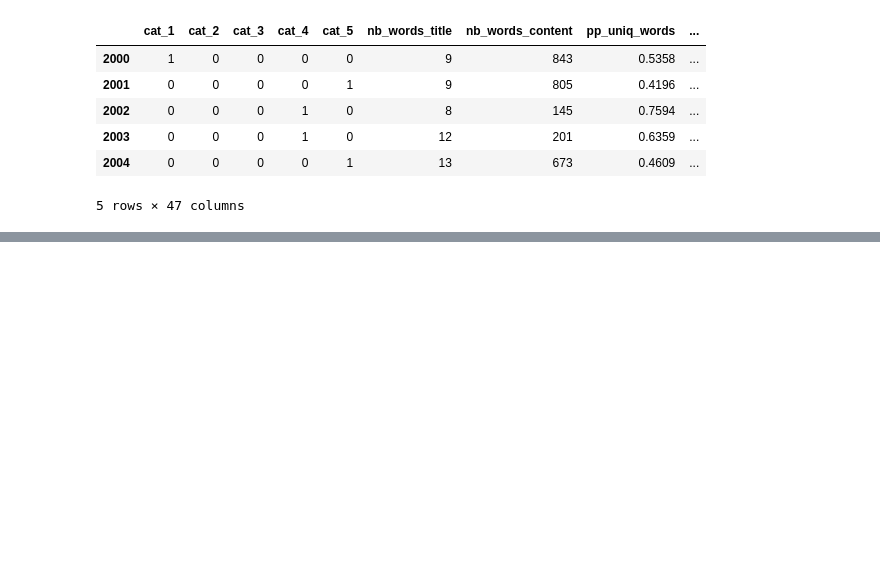
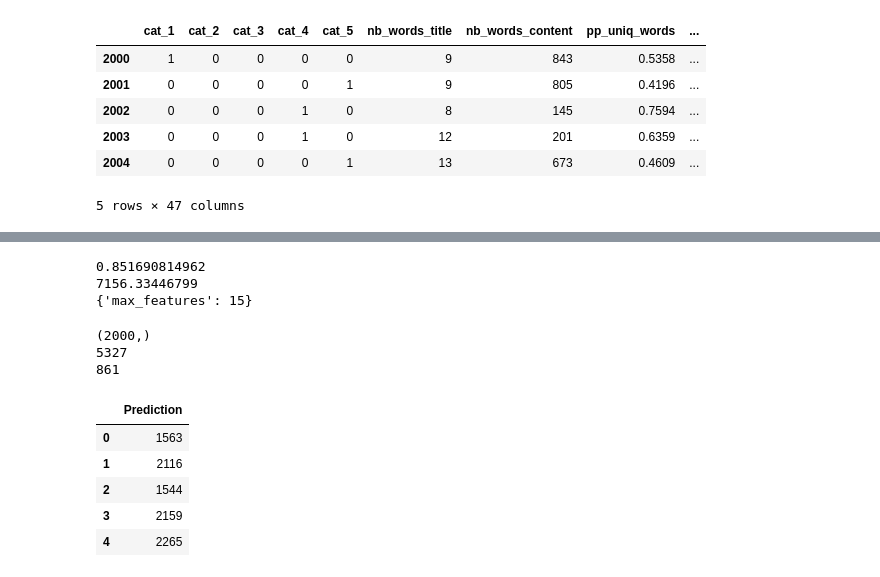
Before and after one commit to Andrew-Q/ma2823_2017, a Jupyter notebook: kaggle_ma2823.ipynb, the cells around one changed output, grey strips where cells are left out. Drawn from its saved outputs; the diff is of its cells as text; code cells hidden in the pictures; blank space fills up the shorter version.

```diff
--- a/kaggle_ma2823.ipynb
+++ b/kaggle_ma2823.ipynb
@@ -286,0 +392,31 @@ print(len(clf_knn_opt.classes_))
+# %%
+print(np.sqrt(metrics.mean_squared_log_error(inv_label_transform(k,b,y_tr),inv_label_transform(k,b,ypred_rf_opt))))
+ypred_rf_opt_1 = inv_label_transform(k,b,ypred_rf_opt)
+print(max(ypred_rf_opt_1))
+print(regr_rf.best_params_)
+#print(np.sort(y_tr[:20]))
+# %% [output]
+0.851690814962
+7156.33446799
+{'max_features': 15}
+# %%
+scaler = preprocessing.StandardScaler()
+pred = regr_rf.predict(scaler.fit_transform(X_te))
+pred = inv_label_transform(k,b,pred)
+print(pred.shape)
+pred_int = list(map(int, np.where(pred>0,pred,0)))
+print(max(np.array(pred_int)))
+print(min(np.array(pred_int)))
+pred_rf = pd.DataFrame()
+pred_rf['Prediction'] = pred_int
+pred_rf.head(5)
+# %% [output]
+(2000,)
+5327
+861
+|  | Prediction |
+| 0 | 1563 |
+| 1 | 2116 |
+| 2 | 1544 |
+| 3 | 2159 |
+| 4 | 2265 |
```
Also changed, not shown: parts of 18 cells of this notebook, 3 other files.
